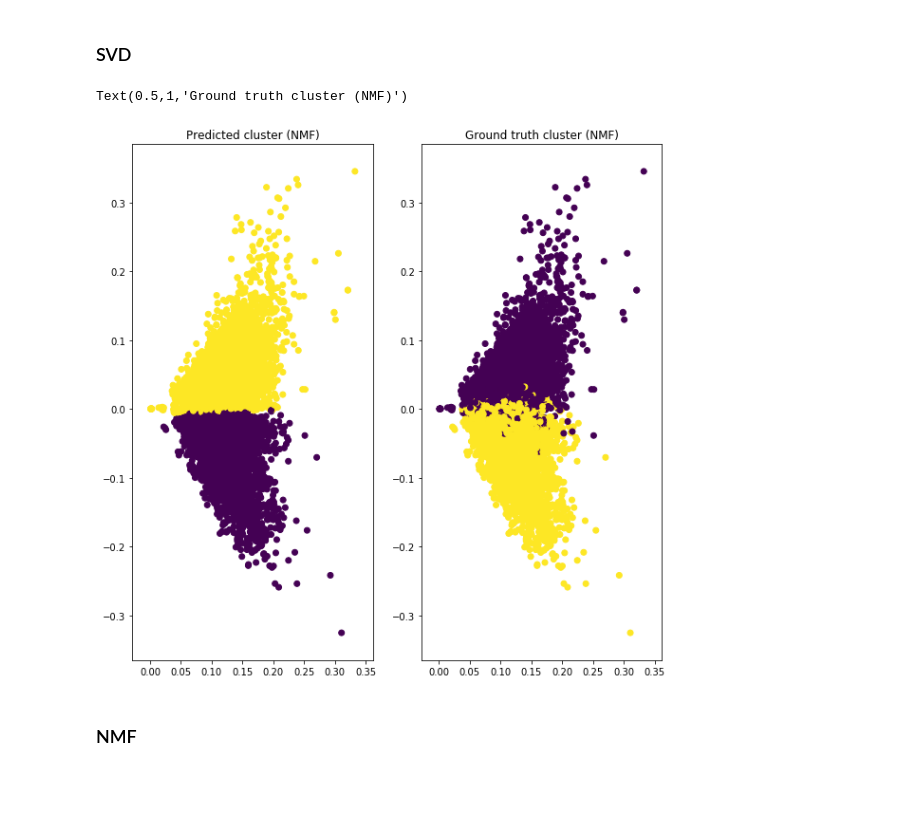
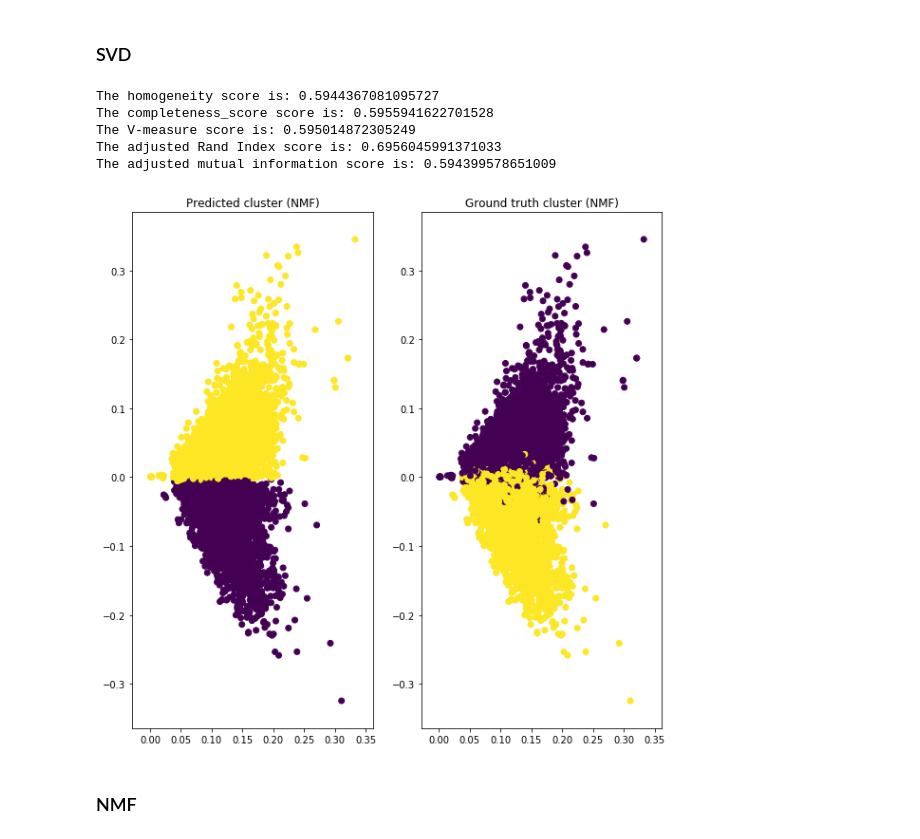
Before and after one commit to Shuyifan/ECE-219-Large-Scale-Data-Mining-Project, a Jupyter notebook: Project 2/Project 2.ipynb, the cells around one changed output. Cells and saved outputs as stored; diff of their text form; code cells hidden in the pictures; blank space fills up the shorter version.

```diff
--- a/Project 2/Project 2.ipynb
+++ b/Project 2/Project 2.ipynb
@@ -279,20 +279,35 @@ data_nmf_2 = nmf.fit_transform(data_tfidf)
 # %%
 # visulizing svd
 plt.figure(figsize=(10, 10))
 
 #X_svd = km.fit_transform(data_svd_2)
 km.fit(data_svd_2)
 
 plt.subplot(121)
 plt.scatter(data_svd_2[:, 0], data_svd_2[:, 1], c=km.labels_)
 plt.title("Predicted cluster (NMF)")
 
 plt.subplot(122)
 plt.scatter(data_svd_2[:, 0], data_svd_2[:, 1], c=label)
 plt.title("Ground truth cluster (NMF)")
+
+print("The homogeneity score is:",
+      homogeneity_score(label, km.labels_))
+print("The completeness_score score is:",
+      completeness_score(label, km.labels_))
+print("The V-measure score is:",
+      v_measure_score(label, km.labels_))
+print("The adjusted Rand Index score is:",
+      adjusted_rand_score(label, km.labels_))
+print("The adjusted mutual information score is:",
+      adjusted_mutual_info_score(label, km.labels_))
 # %% [output]
-Text(0.5,1,'Ground truth cluster (NMF)')
+The homogeneity score is: 0.5944367081095727
+The completeness_score score is: 0.5955941622701528
+The V-measure score is: 0.595014872305249
+The adjusted Rand Index score is: 0.6956045991371033
+The adjusted mutual information score is: 0.594399578651009
-[figure, old version]
+[figure, new version]
 # %% [markdown]
 ### NMF
 # %%
```
Also changed, not shown: parts of 2 cells of this notebook.
